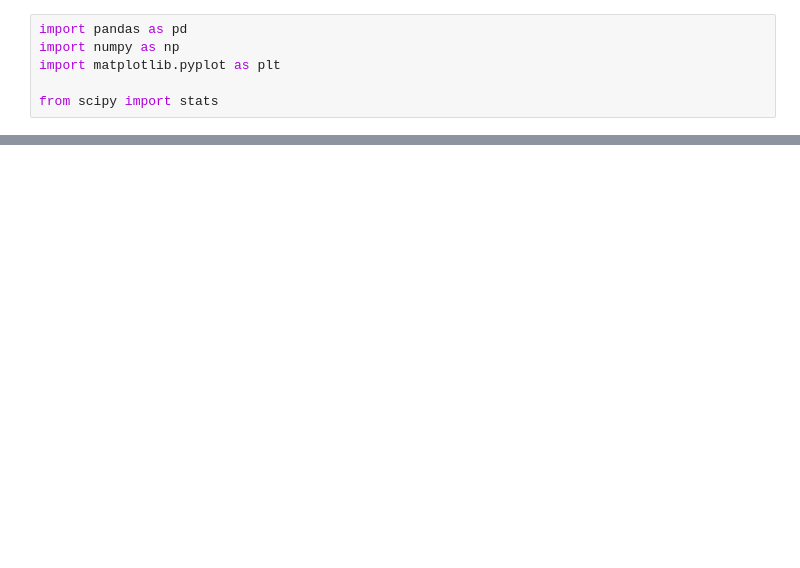
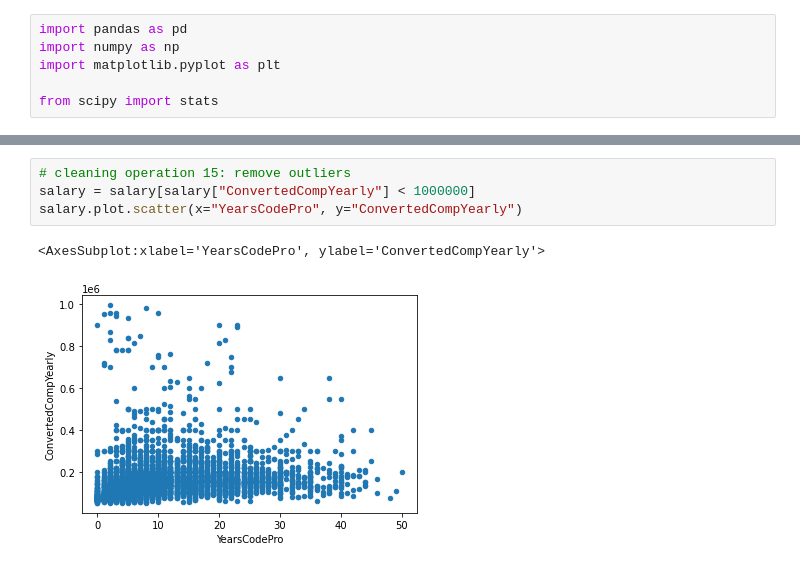
Before and after one commit to MaRonggg/CSE-487, a Jupyter notebook: cse_487.ipynb, the cells around one changed output, grey strips where cells are left out. Drawn from its saved outputs; the diff is of its cells as text; blank space fills up the shorter version.

```diff
--- a/cse_487.ipynb
+++ b/cse_487.ipynb
@@ -106,0 +262,7 @@ salary.drop(columns=["PlatformHaveWorkedWith"], inplace=True)
+# %%
+# cleaning operation 15: remove outliers
+salary = salary[salary["ConvertedCompYearly"] < 1000000]
+salary.plot.scatter(x="YearsCodePro", y="ConvertedCompYearly")
+# %% [output]
+<AxesSubplot:xlabel='YearsCodePro', ylabel='ConvertedCompYearly'>
+[figure, added]
```
Also changed, not shown: parts of 25 cells of this notebook.
